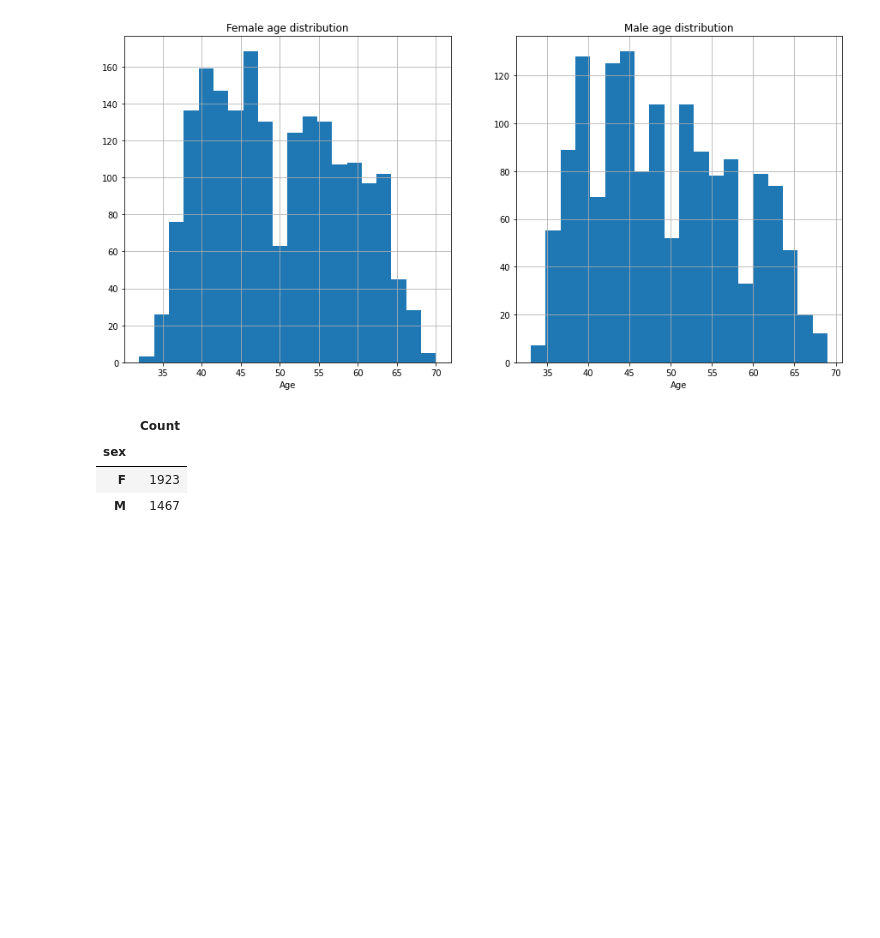
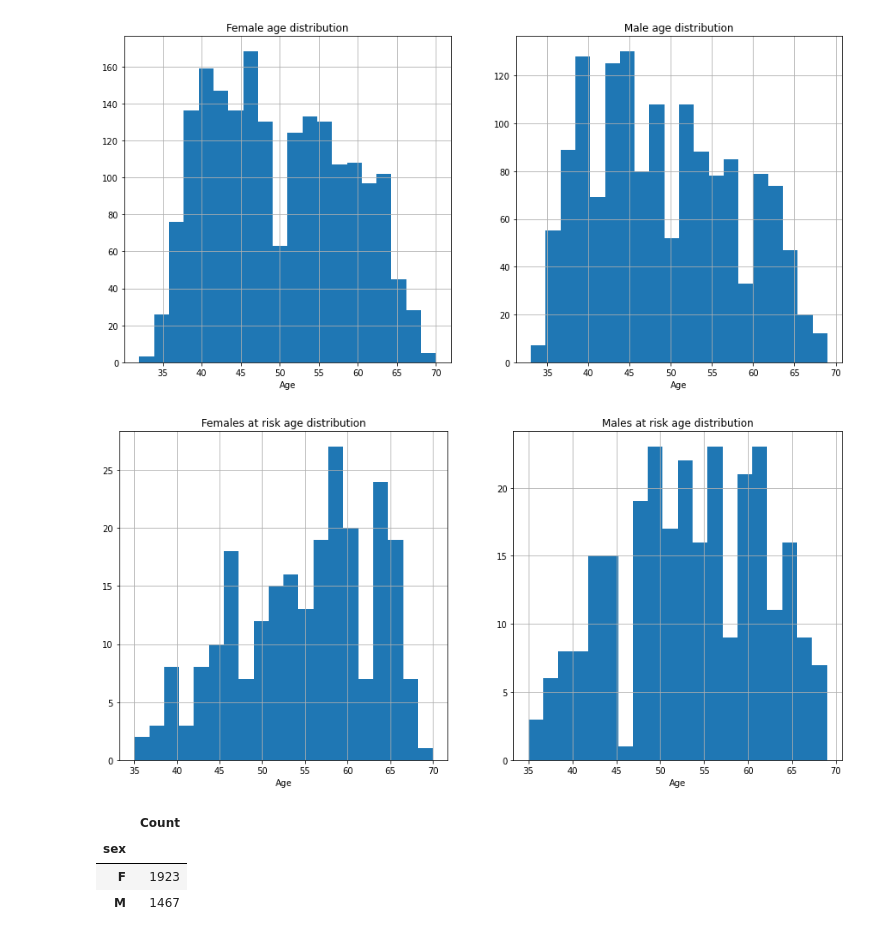
Before and after one commit to Abhi-nav0506/Coronary-Heart-Disease-Prediction, a Jupyter notebook: Cardio_Vascular_Risk_Prediction.ipynb, the cells around one changed output. Saved outputs shown, nothing was run; the diff lists cells and outputs as text; code cells hidden in the pictures; blank space fills up the shorter version.

```diff
--- a/Cardio_Vascular_Risk_Prediction.ipynb
+++ b/Cardio_Vascular_Risk_Prediction.ipynb
@@ -112,6 +112,20 @@ ax[1].set_xlabel('Age')
 ax[1].grid()
 # %% [output]
 [figure]
+# %%
+fig, ax = plt.subplots(1, 2, figsize=(15,7))
+
+ax[0].hist(cardio_risk_df[(cardio_risk_df['sex'] == 'F') & (cardio_risk_df['TenYearCHD'] == 1)]['age'],bins=20)
+ax[0].set_title('Females at risk age distribution')
+ax[0].set_xlabel('Age')
+ax[0].grid()
+
+ax[1].hist(cardio_risk_df[(cardio_risk_df['sex'] == 'M') & (cardio_risk_df['TenYearCHD'] == 1)]['age'],bins=20)
+ax[1].set_title('Males at risk age distribution')
+ax[1].set_xlabel('Age')
+ax[1].grid()
+# %% [output]
+[figure, added]
 # %%
 cardio_risk_df.groupby(['sex']).agg({'TenYearCHD':'count'}).rename(columns={'TenYearCHD':'Count'})
 # %% [output]
```
Also changed, not shown: parts of 42 cells of this notebook.
